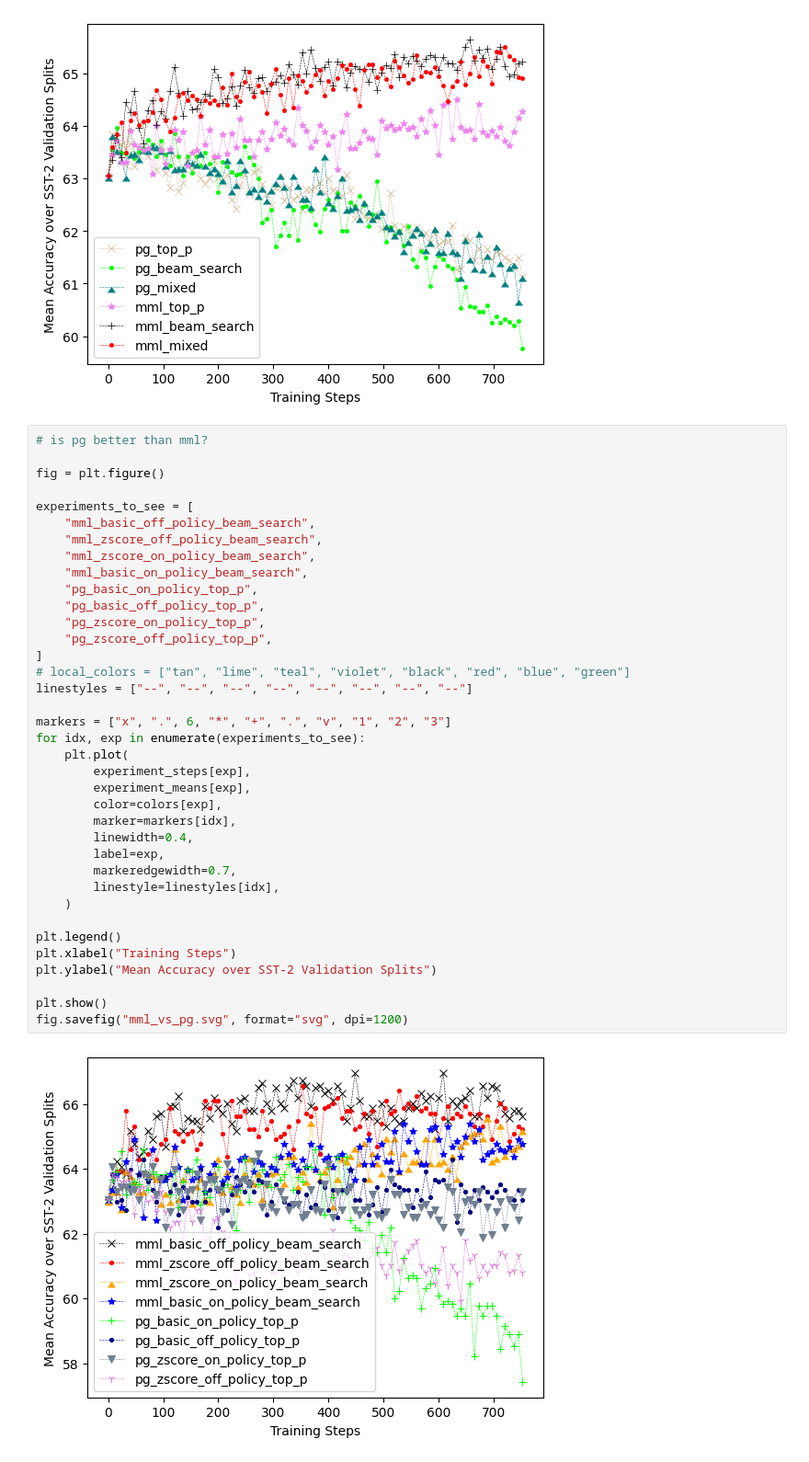
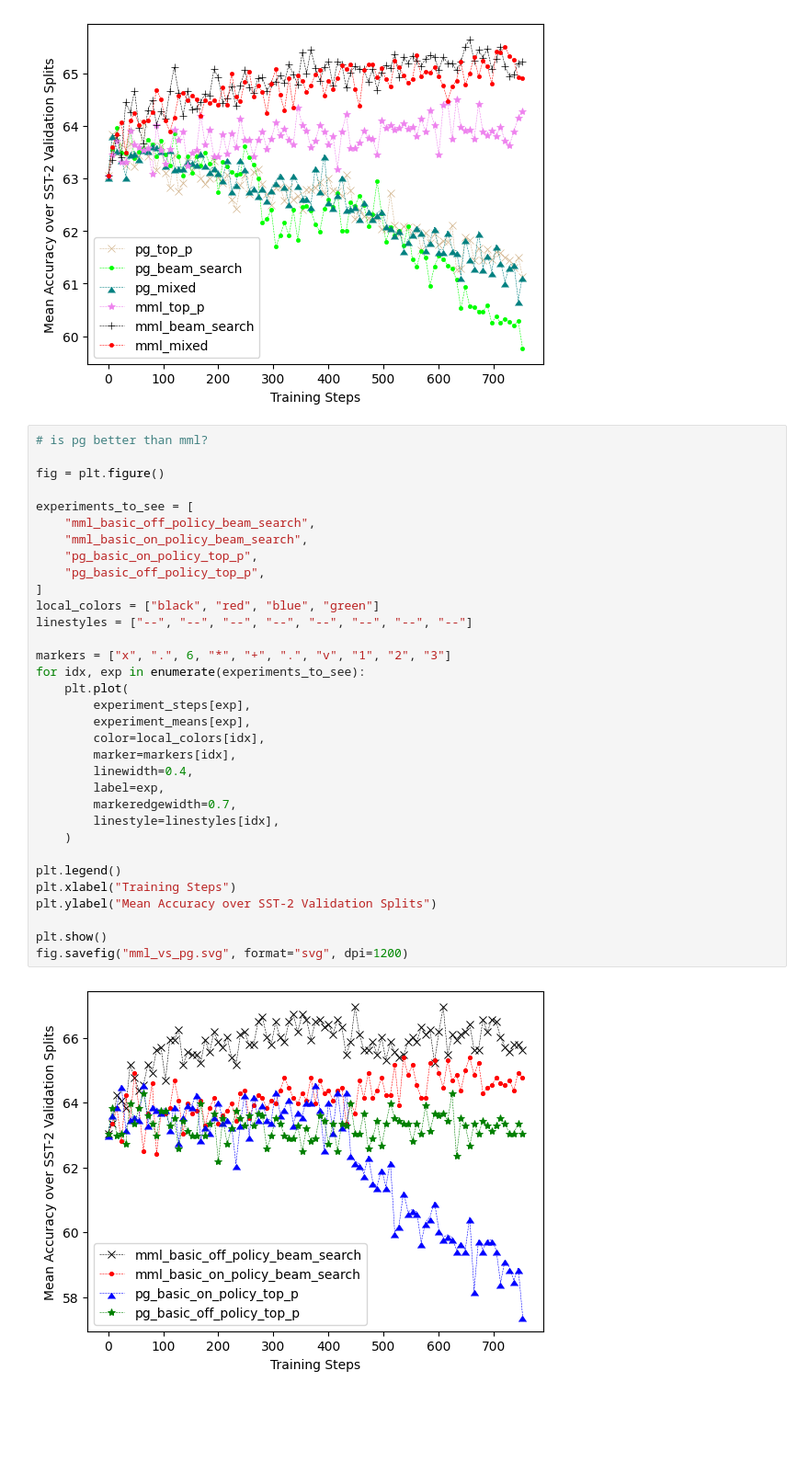
Before and after one commit to SaeedNajafi/RIFF, a Jupyter notebook: compare-search-methods.ipynb, the cells around one changed output. Shown at 92% size. Saved outputs shown, nothing was run; the diff lists cells and outputs as text; blank space fills up the shorter version.

```diff
--- a/compare-search-methods.ipynb
+++ b/compare-search-methods.ipynb
@@ -147,37 +147,33 @@ fig.savefig("decoding_methods.svg", format="svg", dpi=1200)
 
 fig = plt.figure()
 
 experiments_to_see = [
     "mml_basic_off_policy_beam_search",
-    "mml_zscore_off_policy_beam_search",
-    "mml_zscore_on_policy_beam_search",
     "mml_basic_on_policy_beam_search",
     "pg_basic_on_policy_top_p",
     "pg_basic_off_policy_top_p",
-    "pg_zscore_on_policy_top_p",
-    "pg_zscore_off_policy_top_p",
 ]
-# local_colors = ["tan", "lime", "teal", "violet", "black", "red", "blue", "green"]
+local_colors = ["black", "red", "blue", "green"]
 linestyles = ["--", "--", "--", "--", "--", "--", "--", "--"]
 
 markers = ["x", ".", 6, "*", "+", ".", "v", "1", "2", "3"]
 for idx, exp in enumerate(experiments_to_see):
     plt.plot(
         experiment_steps[exp],
         experiment_means[exp],
-        color=colors[exp],
+        color=local_colors[idx],
         marker=markers[idx],
         linewidth=0.4,
         label=exp,
         markeredgewidth=0.7,
         linestyle=linestyles[idx],
     )
 
 plt.legend()
 plt.xlabel("Training Steps")
 plt.ylabel("Mean Accuracy over SST-2 Validation Splits")
 
 plt.show()
 fig.savefig("mml_vs_pg.svg", format="svg", dpi=1200)
 # %% [output]
-[figure, old version]
+[figure, new version]
```
Also changed, not shown: parts of 1 cell of this notebook, 1 other file.
